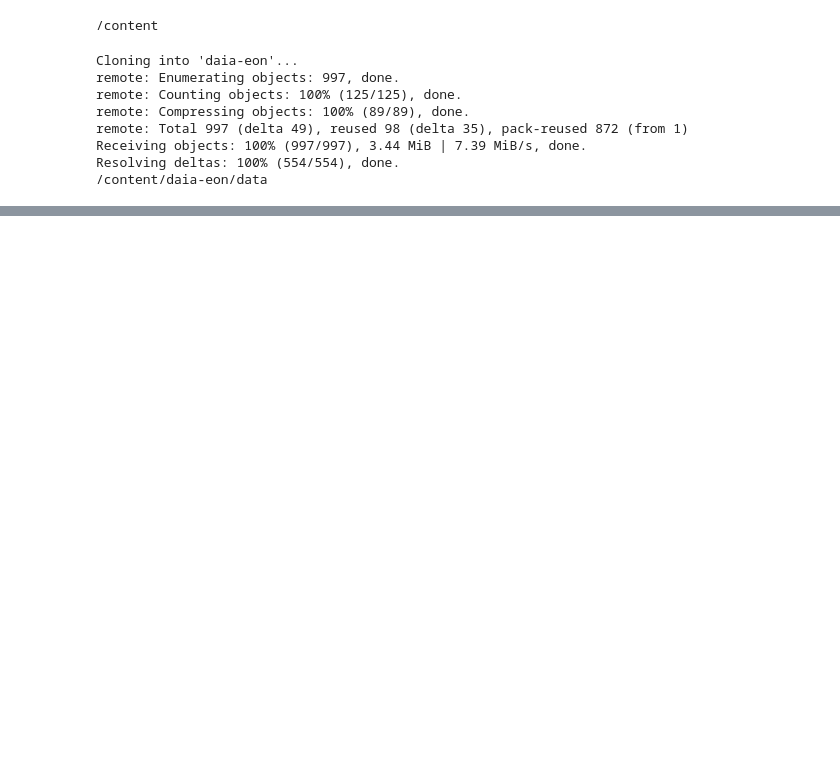
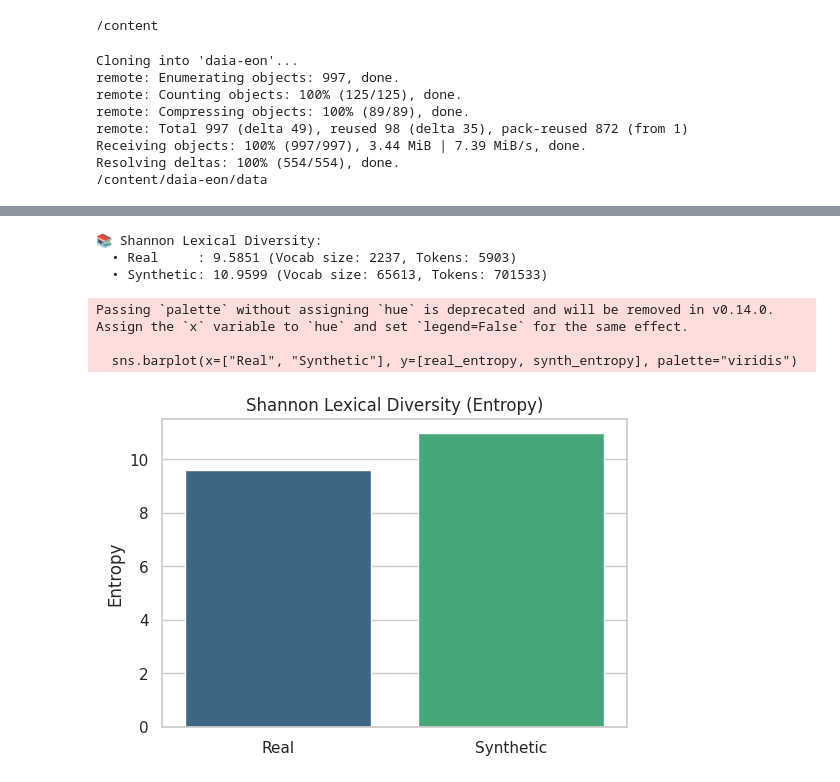
Before and after one commit to AnnaGhost2713/daia-eon, a Jupyter notebook: notebooks/2_synthetic_data_generation/03_evaluation.ipynb, the cells around one changed output, grey strips where cells are left out. Saved outputs shown, nothing was run; the diff lists cells and outputs as text; code cells hidden in the pictures; blank space fills up the shorter version.

```diff
--- a/notebooks/2_synthetic_data_generation/03_evaluation.ipynb
+++ b/notebooks/2_synthetic_data_generation/03_evaluation.ipynb
@@ -111,0 +294,67 @@ While not extremely high, a score around 0.62 is acceptable for generation from
+# %%
+# --------- Shannon Lexical Diversity ---------
+# ── Install & imports ─────────────────────────────────────────────
+import json, math, collections
+import matplotlib.pyplot as plt
+import seaborn as sns
+
+# ── Load data ─────────────────────────────────────────────────────
+REAL_DATA_PATH   = "/content/daia-eon/data/original/original_with_spans.json"
+SYNTH_DATA_PATH  = "/content/daia-eon/data/synthetic/synthetic_mails_option_a.json"
+
+with open(REAL_DATA_PATH, encoding="utf-8") as f:
+    real_data = json.load(f)
+with open(SYNTH_DATA_PATH, encoding="utf-8") as f:
+    synth_data = json.load(f)
+
+# Filter real training data (exclude test set)
+TEST_IDS = {
+    0, 142, 2, 3, 146, 145, 157, 165, 19, 18, 20, 166, 176, 177,
+    32, 34, 40, 45, 52, 57, 61, 65, 66, 70, 71, 73, 75, 78, 81,
+    96, 102, 105, 108, 109, 112, 115, 122, 129, 132, 134
+}
+TEST_FILES = {f"{i}.txt" for i in TEST_IDS}
+real_texts   = [r["text"] for r in real_data if r["file"] not in TEST_FILES]
+synth_texts  = [r["text"] for r in synth_data]
+
+# ── Shannon Diversity Calculator ─────────────────────────────────
+def shannon_entropy(texts):
+    token_counts = collections.Counter()
+    total_tokens = 0
+
+    for text in texts:
+        tokens = text.lower().split()  # Simple whitespace tokenizer
+        token_counts.update(tokens)
+        total_tokens += len(tokens)
+
+    entropy = 0.0
+    for count in token_counts.values():
+        p = count / total_tokens
+        entropy -= p * math.log2(p)
+
+    return entropy, len(token_counts), total_tokens
+
+# ── Compute diversity ────────────────────────────────────────────
+real_entropy,  real_vocab,  real_total  = shannon_entropy(real_texts)
+synth_entropy, synth_vocab, synth_total = shannon_entropy(synth_texts)
+
+# ── Report results ───────────────────────────────────────────────
+print(f"📚 Shannon Lexical Diversity:")
+print(f"  • Real     : {real_entropy:.4f} (Vocab size: {real_vocab}, Tokens: {real_total})")
+print(f"  • Synthetic: {synth_entropy:.4f} (Vocab size: {synth_vocab}, Tokens: {synth_total})")
+
+# ── Visualization ────────────────────────────────────────────────
+sns.set(style="whitegrid")
+plt.figure(figsize=(6, 4))
+sns.barplot(x=["Real", "Synthetic"], y=[real_entropy, synth_entropy], palette="viridis")
+plt.title("Shannon Lexical Diversity (Entropy)")
+plt.ylabel("Entropy")
+plt.show()
+# %% [output]
+📚 Shannon Lexical Diversity:
+  • Real     : 9.5851 (Vocab size: 2237, Tokens: 5903)
+  • Synthetic: 10.9599 (Vocab size: 65613, Tokens: 701533)
+Passing `palette` without assigning `hue` is deprecated and will be removed in v0.14.0. Assign the `x` variable to `hue` and set `legend=False` for the same effect.
+
+  sns.barplot(x=["Real", "Synthetic"], y=[real_entropy, synth_entropy], palette="viridis")
+[figure, added]
```
Also changed, not shown: parts of 5 cells of this notebook.
